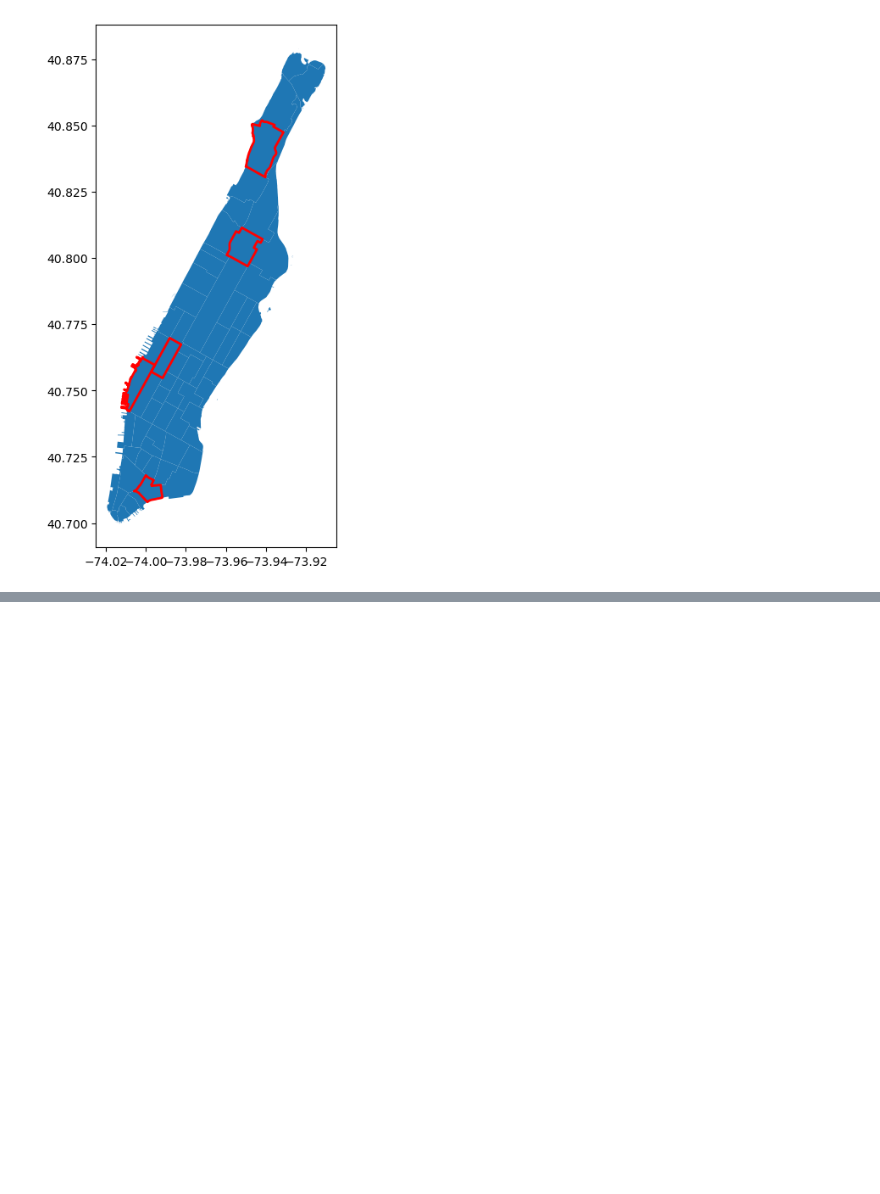
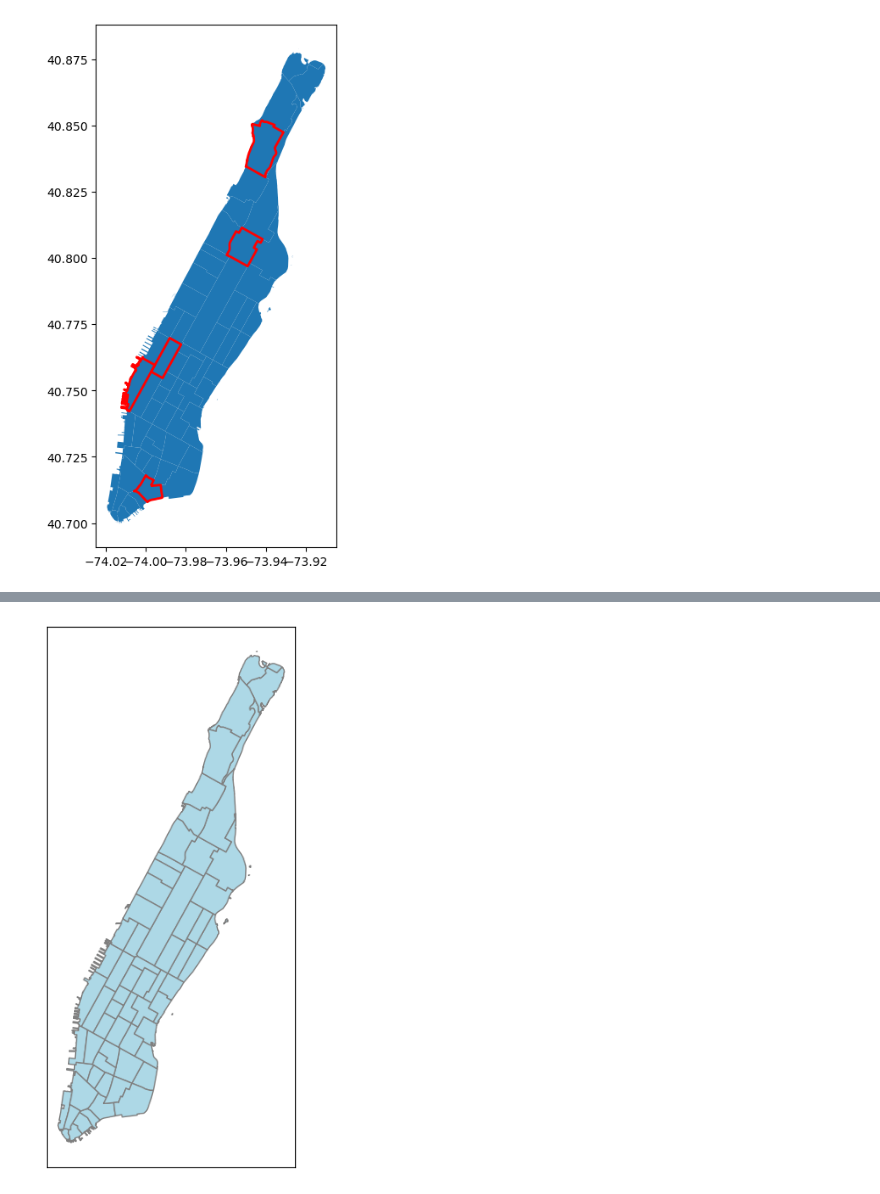
Before and after one commit to elxl/demand-uncertainty, a Jupyter notebook: analysis.ipynb, the cells around one changed output, grey strips where cells are left out. Cells and saved outputs as stored; diff of their text form; code cells hidden in the pictures; blank space fills up the shorter version.

```diff
--- a/analysis.ipynb
+++ b/analysis.ipynb
@@ -528,0 +591,10 @@ highlighted_data.plot(ax = ax, facecolor='none', edgecolor='red', linewidth=2)
+# %%
+fig, ax = plt.subplots(figsize=(12, 8))
+
+zones_wgs84[zones_wgs84['LocationID'].isin(zone_id)].plot(ax=ax,edgecolor="gray",facecolor="lightblue")
+ax.get_xaxis().set_visible(False)
+ax.get_yaxis().set_visible(False)
+
+plt.savefig("map")
+# %% [output]
+[figure, added]
```
Also changed, not shown: parts of 17 cells of this notebook, 5 other files.
